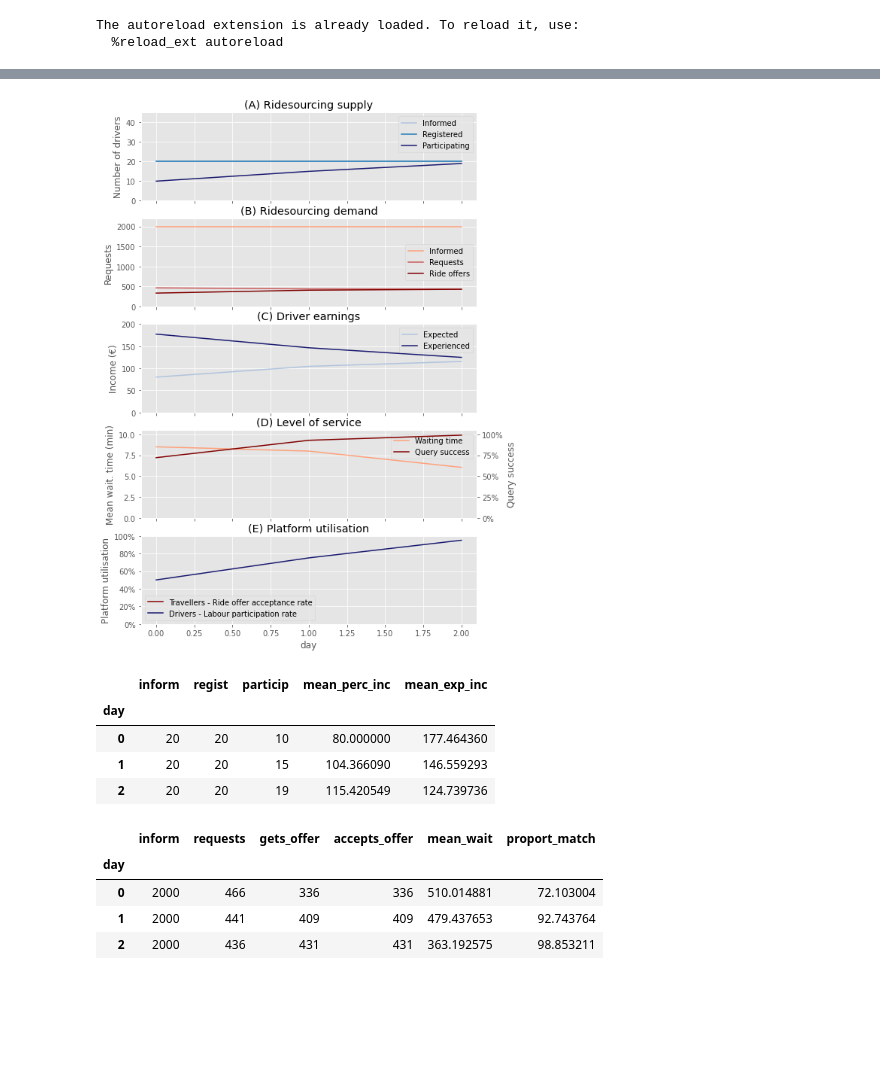
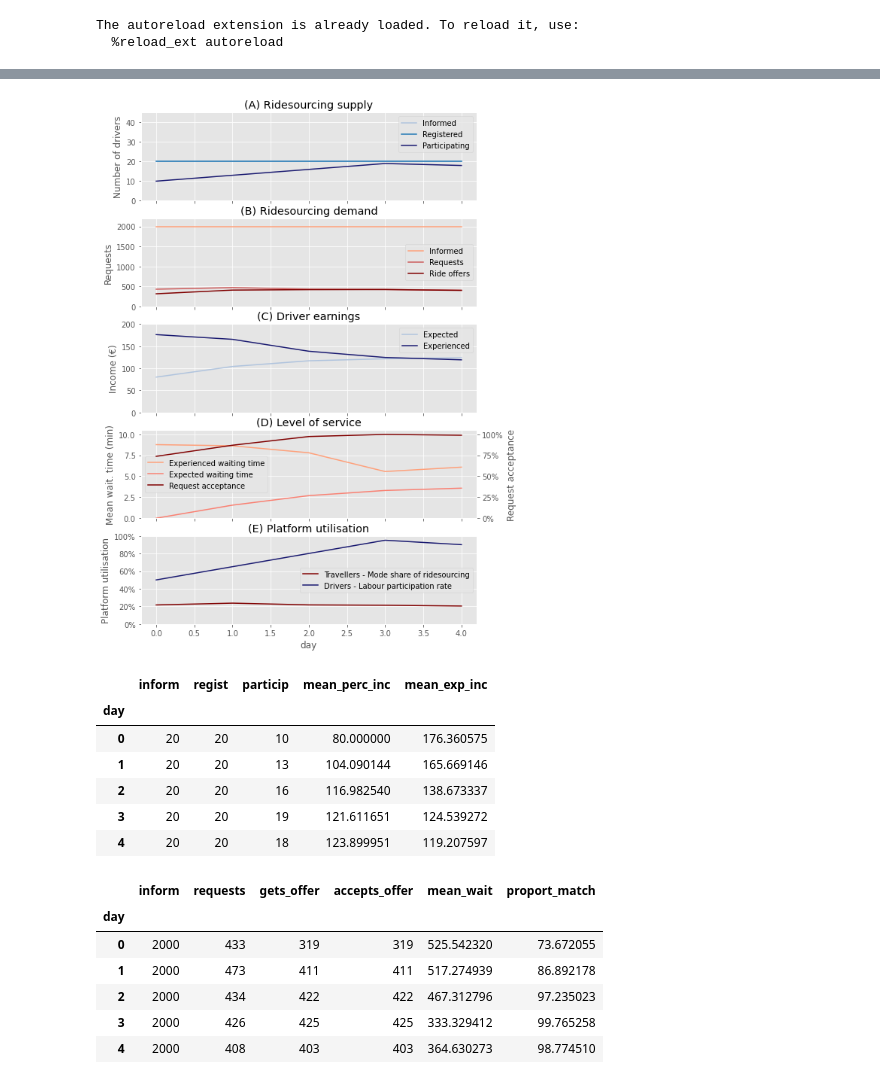
Before and after one commit to RafalKucharskiPK/MaaSSim, a Jupyter notebook: docs/Experiments/E_05_Two-sided-evolution.ipynb, the cells around one changed output, grey strips where cells are left out. Cells and saved outputs as stored; diff of their text form; code cells hidden in the pictures; blank space fills up the shorter version.

Commit message:
implemented learning on demand side

```diff
--- a/docs/Experiments/E_05_Two-sided-evolution.ipynb
+++ b/docs/Experiments/E_05_Two-sided-evolution.ipynb
@@ -41,7 +41,7 @@ params.parallel.nThread = 1
 # Main experimental settings
 params.nP = 2000 # travellers
 params.nV = 20 # drivers
-params.nD = 3 # days
+params.nD = 5 # days
 params.simTime = 8 # hours
 # %%
 # Other day-to-day settings
@@ -63,6 +63,8 @@ params.evol.drivers.particip.probabilistic = True # stochasticity in participati
 
 params.evol.travellers.inform.prob_start = 1
 params.evol.travellers.inform.beta = 0.2
+params.evol.travellers.reject_penalty = 30 * 60 # seconds
+params.evol.travellers.omega = 5 # recency: until this day perfect memory, afterwards weight 1/recency for last experience
 
 # Financial settings
 params.platforms.base_fare = 1.4 #euro
@@ -142,6 +144,6 @@ for day in range(params.get('nD', 1)):  # run iterations
     inData.vehicles.pos = fixed_supply.pos
     res_inf_trav = wom_trav(inData, params = params)
     inData.passengers.informed = res_inf_trav
-
-evol_micro, evol_agg = D2D_summary(d2d=d2d) # multi-day stats
+    new_wait = d2d.travs[day].new_perc_wait.copy()
+    inData.passengers.expected_wait = new_wait.reset_index(drop = True)
 # %% [output]
@@ -176,55 +184,60 @@ axes[1].legend(['Informed','Requests','Ride offers'])
 axes[1].set_ylim([0,params.nP * 1.1])
 axes[1].set_ylabel('Requests')
 
 ax_sec = axes[3].twinx()
 evol_agg.demand['proport_match'] = evol_agg.demand.gets_offer / evol_agg.demand.requests * 100
-evol_agg.demand['mean_wait'].apply(lambda x: 1/60 * x).plot(ax = axes[3], label='Waiting time', color ='lightsalmon')
-evol_agg.demand['proport_match'].plot(ax = ax_sec, color = 'maroon', label='Query success')
+evol_agg.demand['mean_wait'].apply(lambda x: 1/60 * x).plot(ax = axes[3], label='Experienced waiting time', color ='lightsalmon')
+evol_agg.demand['perc_wait'].apply(lambda x: 1/60 * x).plot(ax = axes[3], label='Expected waiting time', color ='salmon')
+evol_agg.demand['proport_match'].plot(ax = ax_sec, color = 'maroon', label='Request acceptance')
 lines_1, labels_1 = axes[3].get_legend_handles_labels()
 lines_2, labels_2 = ax_sec.get_legend_handles_labels()
 lines = lines_1 + lines_2
 labels = labels_1 + labels_2
 axes[3].legend(lines, labels, loc=0)
 axes[3].set_title('(D) Level of service')
 axes[3].set_ylabel('Mean wait. time (min)')
-ax_sec.set_ylabel('Query success')
+ax_sec.set_ylabel('Request acceptance')
 ax_sec.yaxis.set_major_formatter(mtick.PercentFormatter())
 axes[3].set_ylim([0,math.ceil(evol_agg.demand[['mean_wait']].apply(lambda x: 1/60 * x).max()/2)*2+0.5])
 ax_sec.set_ylim([0,100+5])
 ax_sec.grid(None)
 
-proport_rs = evol_agg.demand.accepts_offer / evol_agg.demand.gets_offer * 100
-proport_rs.plot(ax = axes[4], label = 'Travellers - Ride offer acceptance rate', color='maroon')
+proport_rs = evol_agg.demand.requests / evol_agg.demand.inform * 100
+proport_rs.plot(ax = axes[4], label = 'Travellers - Mode share of ridesourcing', color='maroon')
 axes[4].set_title('(E) Platform utilisation')
 axes[4].set_ylim([0,100])
 axes[4].set_ylabel('Platform utilisation')
 
 axes[4].yaxis.set_major_formatter(mtick.PercentFormatter())
 
 proport_work = evol_agg.supply.particip / evol_agg.supply.regist * 100
 proport_work.plot(ax = axes[4], label = 'Drivers - Labour participation rate', color ='midnightblue')
 lines, labels = axes[4].get_legend_handles_labels()
 axes[4].legend(labels)
 
 plt.savefig('d2d-evo.png')
 # %% [output]
-[figure, old version]
+[figure, new version]
 # %%
 evol_agg.supply
 # %% [output]
 |  | inform | regist | particip | mean_perc_inc | mean_exp_inc |
 | day |  |  |  |  |  |
-| 0 | 20 | 20 | 10 | 80.000000 | 177.464360 |
-| 1 | 20 | 20 | 15 | 104.366090 | 146.559293 |
-| 2 | 20 | 20 | 19 | 115.420549 | 124.739736 |
+| 0 | 20 | 20 | 10 | 80.000000 | 176.360575 |
+| 1 | 20 | 20 | 13 | 104.090144 | 165.669146 |
+| 2 | 20 | 20 | 16 | 116.982540 | 138.673337 |
+| 3 | 20 | 20 | 19 | 121.611651 | 124.539272 |
+| 4 | 20 | 20 | 18 | 123.899951 | 119.207597 |
 # %%
 evol_agg.demand
 # %% [output]
 |  | inform | requests | gets_offer | accepts_offer | mean_wait | proport_match |
 | day |  |  |  |  |  |  |
-| 0 | 2000 | 466 | 336 | 336 | 510.014881 | 72.103004 |
-| 1 | 2000 | 441 | 409 | 409 | 479.437653 | 92.743764 |
-| 2 | 2000 | 436 | 431 | 431 | 363.192575 | 98.853211 |
+| 0 | 2000 | 433 | 319 | 319 | 525.542320 | 73.672055 |
+| 1 | 2000 | 473 | 411 | 411 | 517.274939 | 86.892178 |
+| 2 | 2000 | 434 | 422 | 422 | 467.312796 | 97.235023 |
+| 3 | 2000 | 426 | 425 | 425 | 333.329412 | 99.765258 |
+| 4 | 2000 | 408 | 403 | 403 | 364.630273 | 98.774510 |
 # %%
 inData.passengers
 # %% [output]
```
Also changed, not shown: parts of 7 cells of this notebook, 2 other files.
